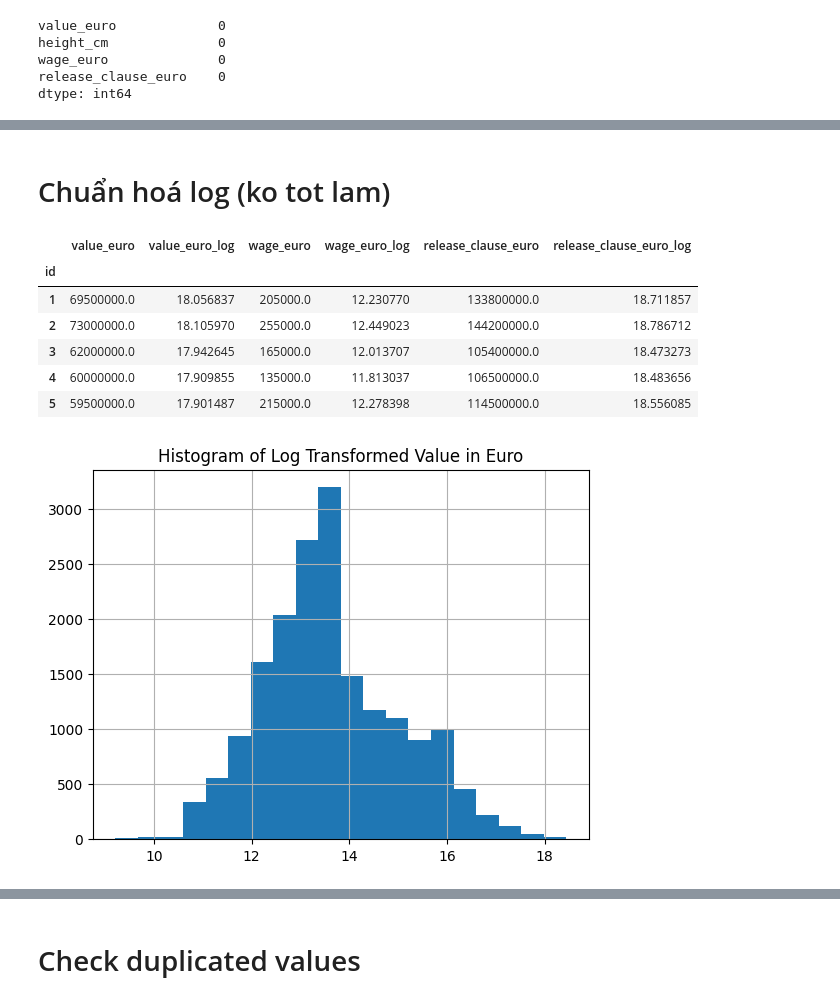
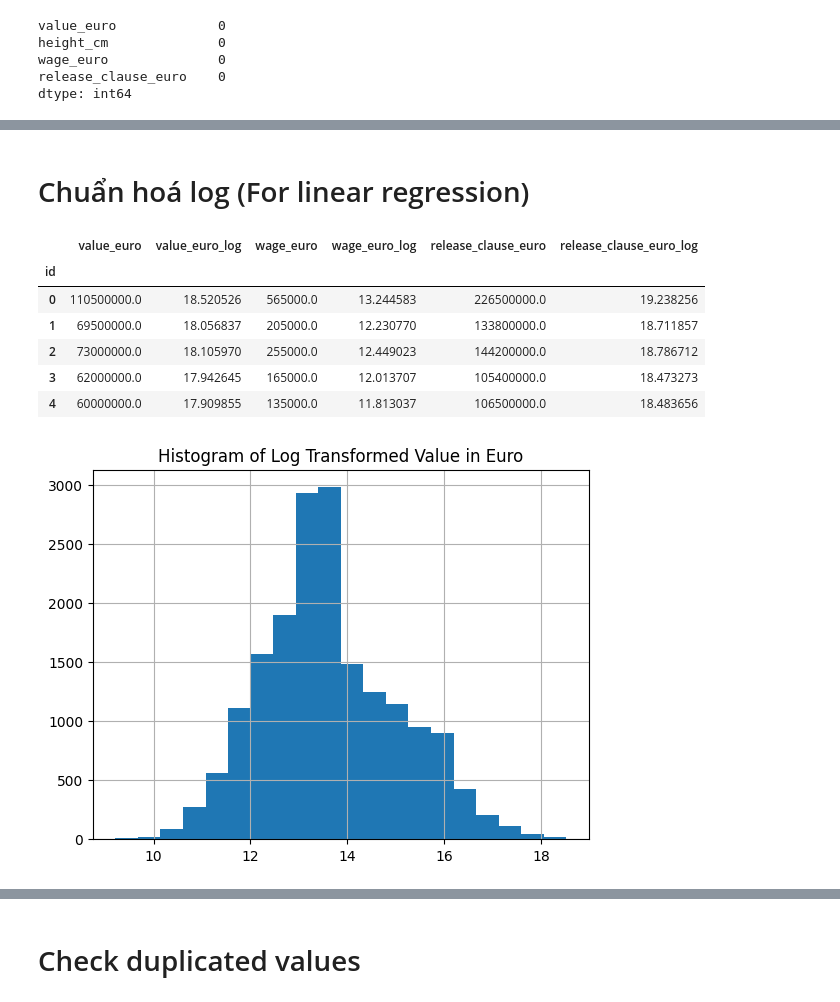
Before and after one commit to nttrung612/Football_Players_Rating_Prediction, a Jupyter notebook: current_process.ipynb, the cells around one changed output, grey strips where cells are left out. Drawn from its saved outputs; the diff is of its cells as text; code cells hidden in the pictures.

```diff
--- a/current_process.ipynb
+++ b/current_process.ipynb
@@ -157,27 +161,22 @@ dtype: int64
 # %% [markdown]
-# Chuẩn hoá log (ko tot lam)
+# Chuẩn hoá log (For linear regression)
 # %%
-# Đảm bảo rằng các giá trị không có giá trị âm hoặc bằng 0 để tránh lỗi khi tính log
-df['value_euro'] = df['value_euro'].apply(lambda x: x if x > 0 else 1)
-df['wage_euro'] = df['wage_euro'].apply(lambda x: x if x > 0 else 1)
-df['release_clause_euro'] = df['release_clause_euro'].apply(lambda x: x if x > 0 else 1)
-
 # Chuẩn hóa log cho các cột
 # Sử dụng log1p (tương đương với log(1 + x)) để tránh vấn đề với giá trị 0
 df['value_euro_log'] = np.log1p(df['value_euro'])
 df['wage_euro_log'] = np.log1p(df['wage_euro'])
 df['release_clause_euro_log'] = np.log1p(df['release_clause_euro'])
 
 # Kiểm tra kết quả
 df[['value_euro', 'value_euro_log', 'wage_euro', 'wage_euro_log', 'release_clause_euro', 'release_clause_euro_log']].head()
 # %% [output]
 |  | value_euro | value_euro_log | wage_euro | wage_euro_log | release_clause_euro | release_clause_euro_log |
 | id |  |  |  |  |  |  |
+| 0 | 110500000.0 | 18.520526 | 565000.0 | 13.244583 | 226500000.0 | 19.238256 |
 | 1 | 69500000.0 | 18.056837 | 205000.0 | 12.230770 | 133800000.0 | 18.711857 |
 | 2 | 73000000.0 | 18.105970 | 255000.0 | 12.449023 | 144200000.0 | 18.786712 |
 | 3 | 62000000.0 | 17.942645 | 165000.0 | 12.013707 | 105400000.0 | 18.473273 |
 | 4 | 60000000.0 | 17.909855 | 135000.0 | 11.813037 | 106500000.0 | 18.483656 |
-| 5 | 59500000.0 | 17.901487 | 215000.0 | 12.278398 | 114500000.0 | 18.556085 |
 # %%
 df.drop(['value_euro', 'wage_euro', 'release_clause_euro'], axis=1, inplace=True)
 # %%
@@ -188,7 +187,7 @@ df['value_euro'].hist(bins=20)
 plt.title('Histogram of Log Transformed Value in Euro')
 plt.show()
 # %% [output]
-[figure, old version]
+[figure, new version]
 # %%
 df['wage_euro'].hist(bins=20)
 plt.title('Histogram of Log Transformed Wage in Euro')
```
Also changed, not shown: parts of 40 cells of this notebook, 11 other files.
